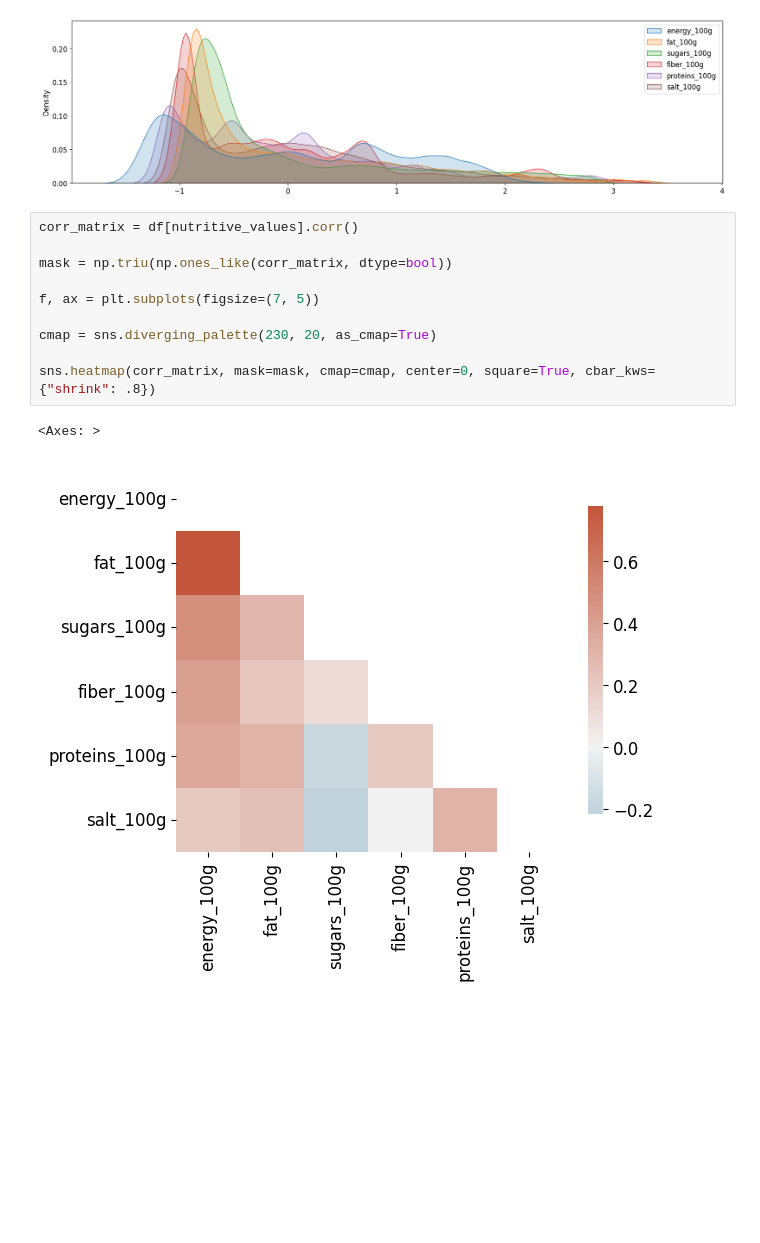
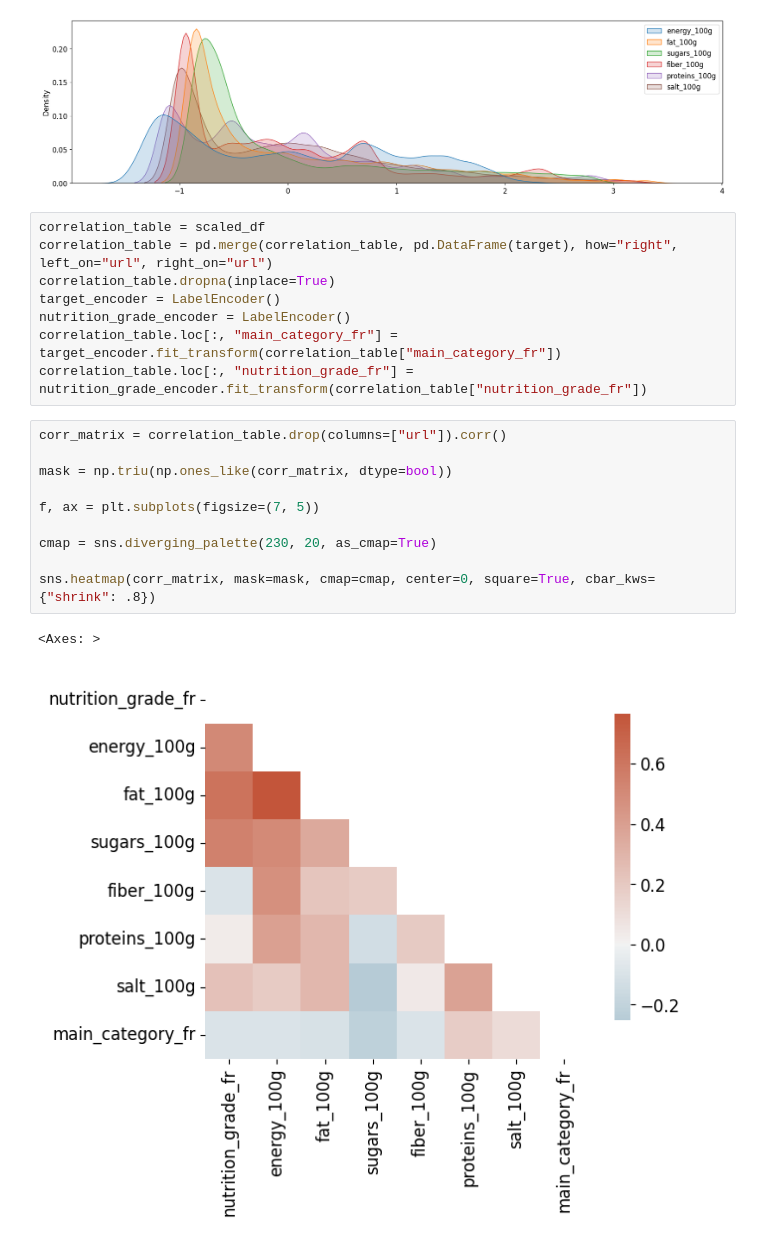
Before and after one commit to tdechanet/IAEngP3, a Jupyter notebook: analyze.ipynb, the cells around one changed output. Drawn from its saved outputs; the diff is of its cells as text; blank space fills up the shorter version.

Commit message:
made a heatmap of corr

```diff
--- a/analyze.ipynb
+++ b/analyze.ipynb
@@ -229,16 +229,24 @@ sns.kdeplot(data=scaled_df, fill=True, alpha=.2)
 plt.show()
 # %% [output]
 [figure]
+# %%
+correlation_table = scaled_df
+correlation_table = pd.merge(correlation_table, pd.DataFrame(target), how="right", left_on="url", right_on="url")
+correlation_table.dropna(inplace=True)
+target_encoder = LabelEncoder()
+nutrition_grade_encoder = LabelEncoder()
+correlation_table.loc[:, "main_category_fr"] = target_encoder.fit_transform(correlation_table["main_category_fr"])
+correlation_table.loc[:, "nutrition_grade_fr"] = nutrition_grade_encoder.fit_transform(correlation_table["nutrition_grade_fr"])
 # %%
-corr_matrix = df[nutritive_values].corr()
+corr_matrix = correlation_table.drop(columns=["url"]).corr()
 
 mask = np.triu(np.ones_like(corr_matrix, dtype=bool))
 
 f, ax = plt.subplots(figsize=(7, 5))
 
 cmap = sns.diverging_palette(230, 20, as_cmap=True)
 
 sns.heatmap(corr_matrix, mask=mask, cmap=cmap, center=0, square=True, cbar_kws={"shrink": .8})
 # %% [output]
 <Axes: >
-[figure, old version]
+[figure, new version]
```
Also changed, not shown: parts of 2 cells of this notebook.
